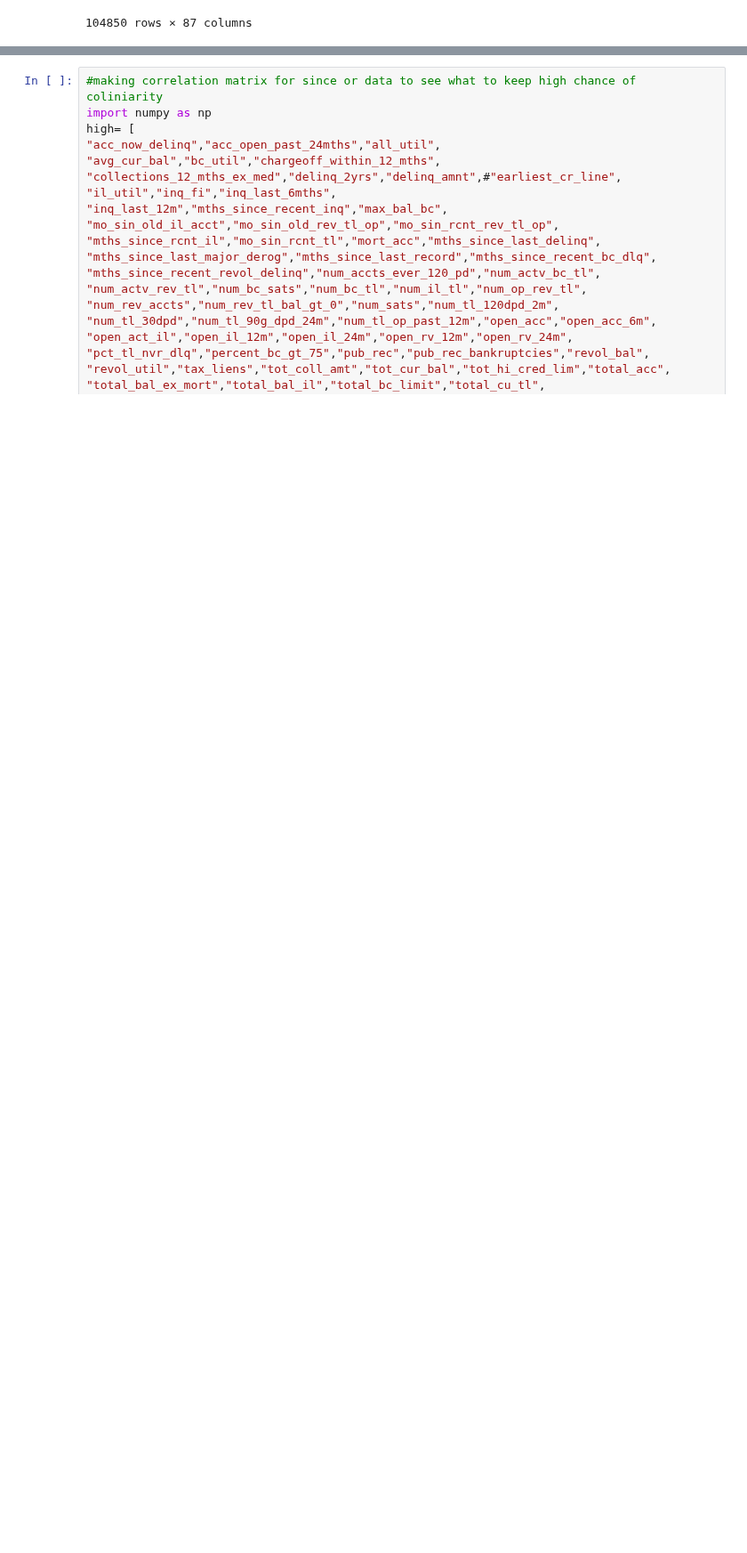
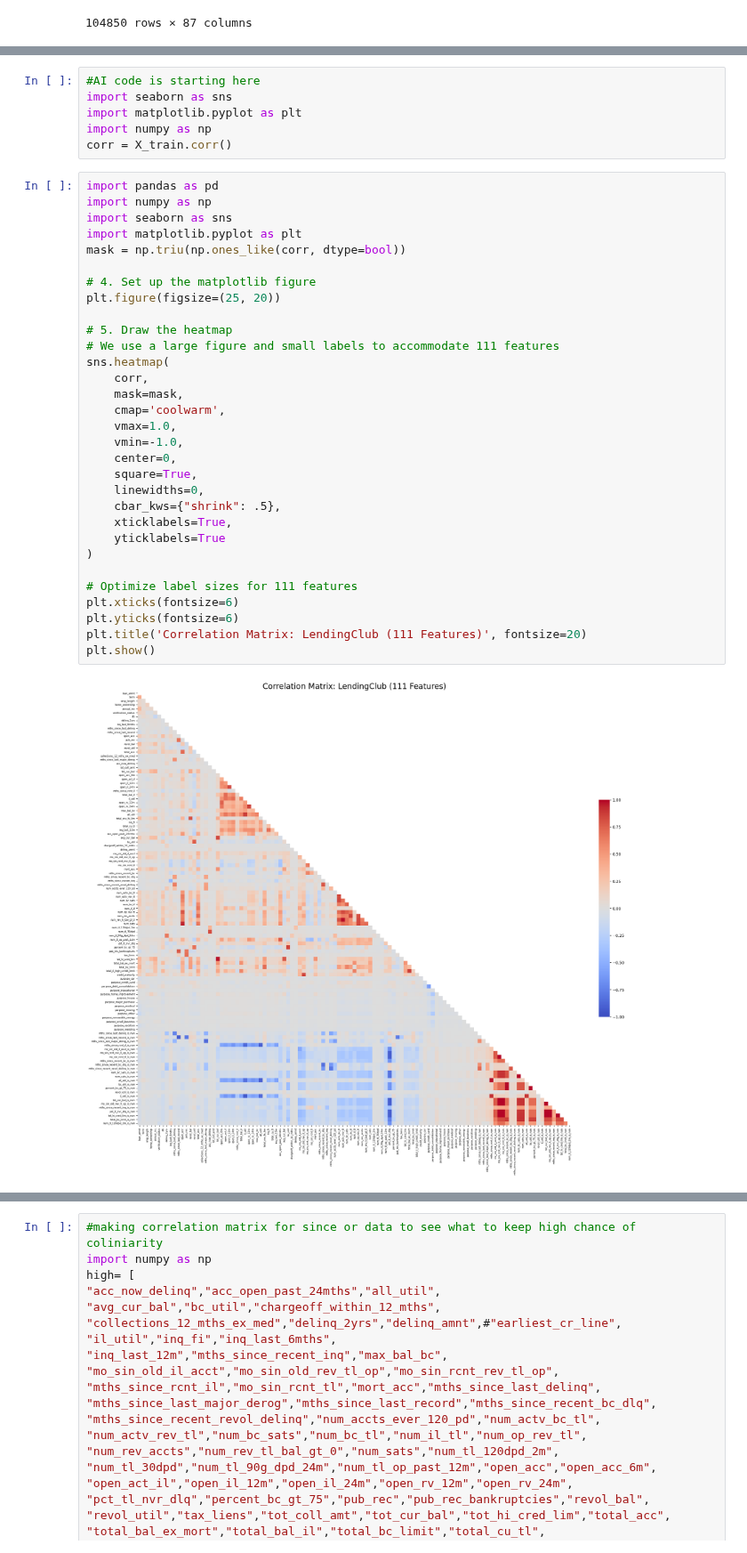
Before and after one commit to KonstantinosPapaandrea/EPL448TeamProject, a Jupyter notebook: CreaditScoreML.ipynb, the cells around one changed output, grey strips where cells are left out. Shown at 89% size. Saved outputs shown, nothing was run; the diff lists cells and outputs as text; blank space fills up the shorter version.

```diff
--- a/CreaditScoreML.ipynb
+++ b/CreaditScoreML.ipynb
@@ -549 +578,40 @@ dtype: Float64
+# %%
+#AI code is starting here
+import seaborn as sns
+import matplotlib.pyplot as plt
+import numpy as np
+corr = X_train.corr()
+# %%
+import pandas as pd
+import numpy as np
+import seaborn as sns
+import matplotlib.pyplot as plt
+mask = np.triu(np.ones_like(corr, dtype=bool))
+
+# 4. Set up the matplotlib figure
+plt.figure(figsize=(25, 20))
+
+# 5. Draw the heatmap
+# We use a large figure and small labels to accommodate 111 features
+sns.heatmap(
+    corr,
+    mask=mask,
+    cmap='coolwarm',
+    vmax=1.0,
+    vmin=-1.0,
+    center=0,
+    square=True,
+    linewidths=0,
+    cbar_kws={"shrink": .5},
+    xticklabels=True,
+    yticklabels=True
+)
+
+# Optimize label sizes for 111 features
+plt.xticks(fontsize=6)
+plt.yticks(fontsize=6)
+plt.title('Correlation Matrix: LendingClub (111 Features)', fontsize=20)
+plt.show()
+# %% [output]
+[figure, added]
 # %%
```
Also changed, not shown: parts of 9 cells of this notebook.
